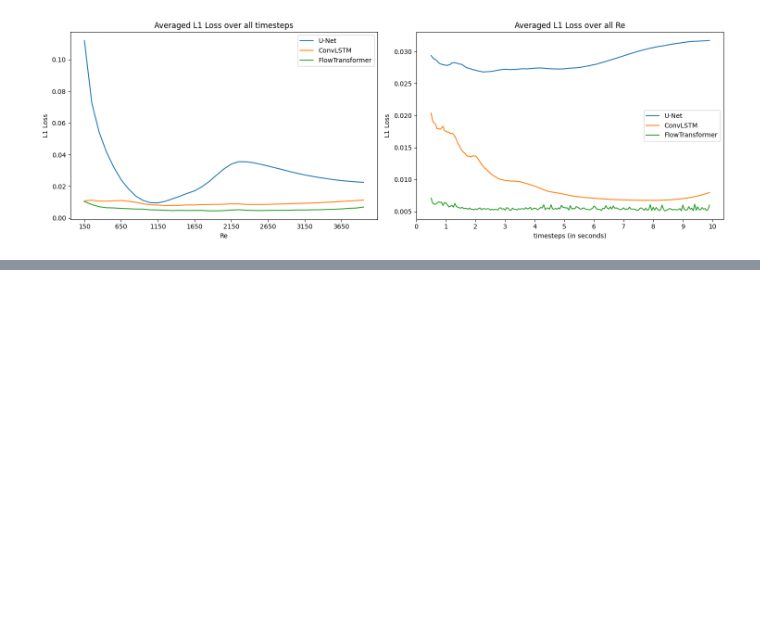
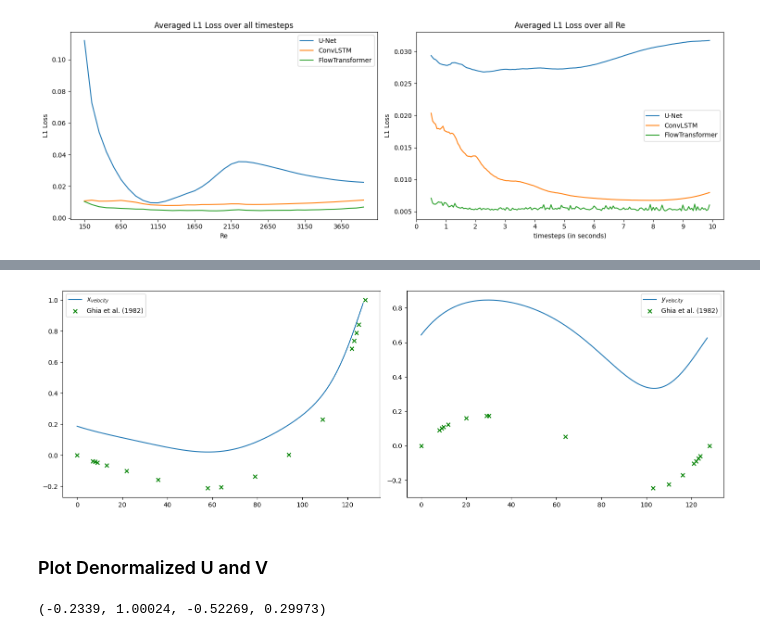
Before and after one commit to schneialexan/ba-thesis, a Jupyter notebook: data_gen_and_prep/v04_plots_for_paper.ipynb, the cells around one changed output, grey strips where cells are left out. Drawn from its saved outputs; the diff is of its cells as text; code cells hidden in the pictures; blank space fills up the shorter version.

```diff
--- a/data_gen_and_prep/v04_plots_for_paper.ipynb
+++ b/data_gen_and_prep/v04_plots_for_paper.ipynb
@@ -74,0 +155,32 @@ plt.show()
+# %%
+normed_u = (u - u.min()) / (u.max() - u.min())
+normed_v = (v - v.min()) / (v.max() - v.min())
+# %%
+fig, ax = plt.subplots(1, 2, figsize=(15, 5))
+
+u_middle_line = normed_u[:, 64][::-1]
+v_middle_line = normed_v[64, :]
+
+ax[0].plot(u_middle_line, label='$x_{velocity}$')
+ax[0].scatter(reference_ux_RE_100.keys(), reference_ux_RE_100.values(), label='Ghia et al. (1982)', marker='x', color='green')
+ax[0].legend()
+
+ax[1].plot(v_middle_line, label='$y_{velocity}$')
+ax[1].scatter(reference_uy_RE_100.keys(), reference_uy_RE_100.values(), label='Ghia et al. (1982)', marker='x', color='green')
+ax[1].legend()
+
+plt.tight_layout()
+plt.show()
+# %% [output]
+[figure, added]
+# %% [markdown]
+### Plot Denormalized U and V
+# %%
+u_min = u.min()
+u_max = u.max()
+v_min = v.min()
+v_max = v.max()
+
+u_min, u_max, v_min, v_max
+# %% [output]
+(-0.2339, 1.00024, -0.52269, 0.29973)
```
Also changed, not shown: parts of 16 cells of this notebook, 17 other files.
